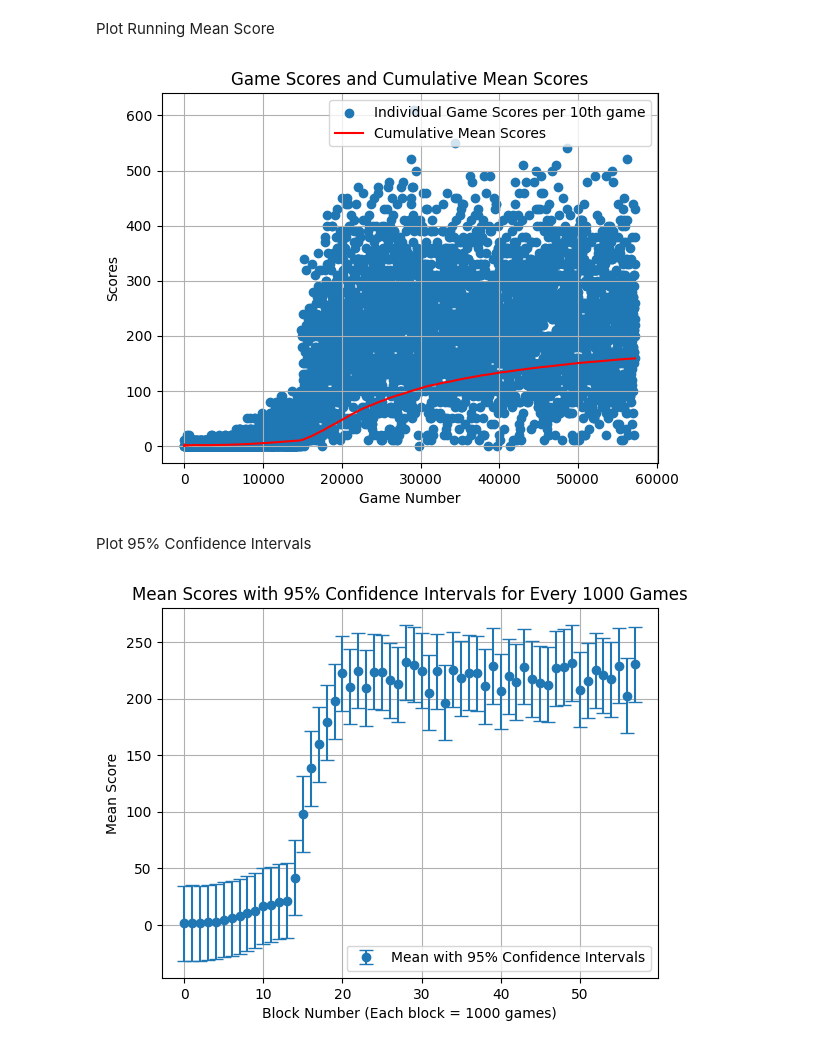
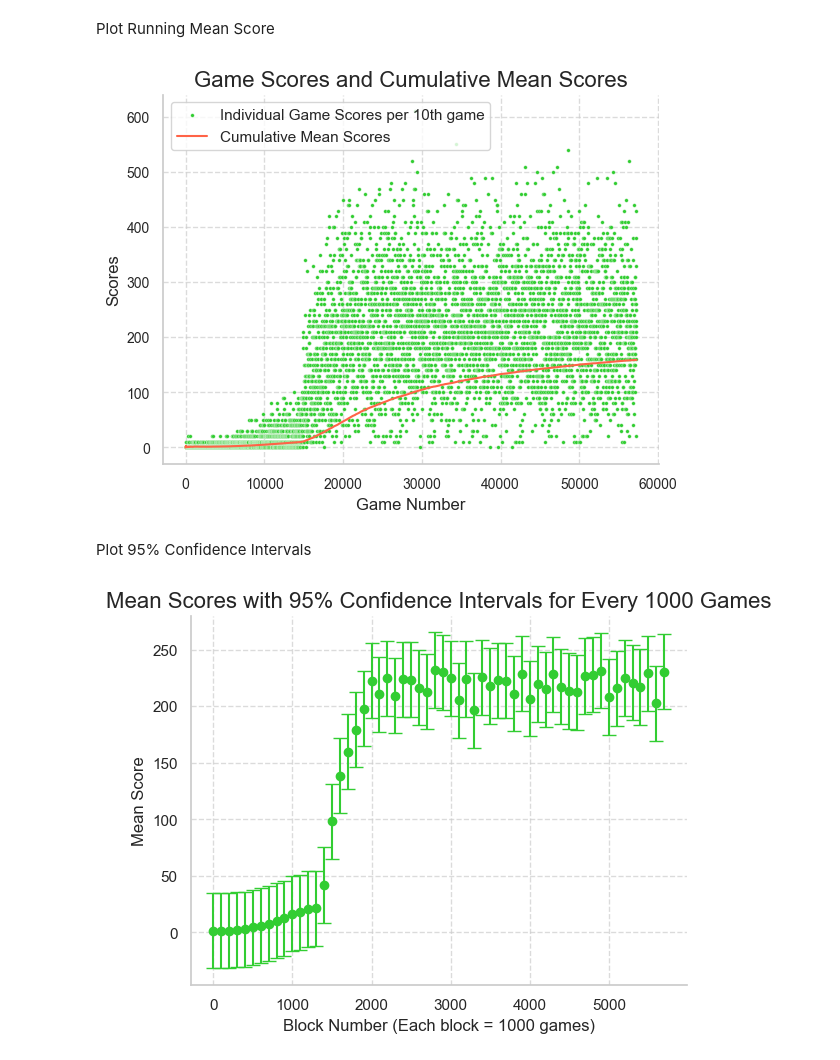
Before and after one commit to vietnhprivat/snake_ai, a Jupyter notebook: src/Classes/data_collection.ipynb, the cells around one changed output. Cells and saved outputs as stored; diff of their text form; code cells hidden in the pictures.

Commit message:
Ændret i plots

```diff
--- a/src/Classes/data_collection.ipynb
+++ b/src/Classes/data_collection.ipynb
@@ -50,6 +67,7 @@ Plot Running Mean Score
 # %%
 cumulative_mean_scores = data[1]
 
+"""
 plt.scatter(games, scores, label='Individual Game Scores per 10th game')
 plt.plot(games, cumulative_mean_scores, label='Cumulative Mean Scores', color='red')
 plt.title('Game Scores and Cumulative Mean Scores')
@@ -57,35 +75,68 @@ plt.xlabel('Game Number')
 plt.ylabel('Scores')
 plt.grid(True)
 plt.legend()
+plt.show()"""
+
+sns.set(style="whitegrid")
+sns.scatterplot(x=games, y=scores, s=7, label='Individual Game Scores per 10th game', color='limegreen')
+sns.lineplot(x=games, y=cumulative_mean_scores, label='Cumulative Mean Scores', color='tomato')
+
+plt.title('Game Scores and Cumulative Mean Scores', fontsize=16)
+plt.xlabel('Game Number')
+plt.ylabel('Scores')
+
+plt.xticks(fontsize=10)
+plt.yticks(fontsize=10)
+
+plt.grid(True, linestyle='--', alpha=0.7)
+
+sns.despine()
+
 plt.show()
 # %% [output]
-[figure, old version]
+[figure, new version]
 # %% [markdown]
 Plot 95% Confidence Intervals
 # %%
 block_size = 100 # We pulled data per 10 games run.
+blocks = list(range(0, len(scores), block_size))
 mean_scores = []
 confidence_intervals = []
 
 for i in range(0, len(scores), block_size):
     block = scores[i:i + block_size]
     if len(block) == 0:
         continue
 
     mean = np.mean(block)
     std_dev = np.std(block)
 
     ci = 1.96 * (std_dev / math.sqrt(len(block)))
     mean_scores.append(mean)
     confidence_intervals.append(ci)
 
+"""
 blocks = list(range(len(mean_scores)))
 plt.errorbar(blocks, mean_scores, yerr=ci, fmt='o', capsize=5, label='Mean with 95% Confidence Intervals')
 plt.title('Mean Scores with 95% Confidence Intervals for Every 1000 Games')
 plt.xlabel('Block Number (Each block = 1000 games)')
 plt.ylabel('Mean Score')
 plt.grid(True)
 plt.legend()
+plt.show()"""
+
+sns.set(style="whitegrid")
+
+plt.errorbar(blocks, mean_scores, yerr=ci, fmt='o', capsize=5, label='Mean with 95% Confidence Intervals', color='limegreen')
+
+plt.title('Mean Scores with 95% Confidence Intervals for Every 1000 Games', fontsize=16)
+plt.xlabel('Block Number (Each block = 1000 games)')
+plt.ylabel('Mean Score')
+
+plt.grid(True, linestyle='--', alpha=0.7)
+
+sns.despine()
+
 plt.show()
 # %% [output]
-[figure, old version]
+[figure, new version]
```
Also changed, not shown: parts of 2 cells of this notebook.
